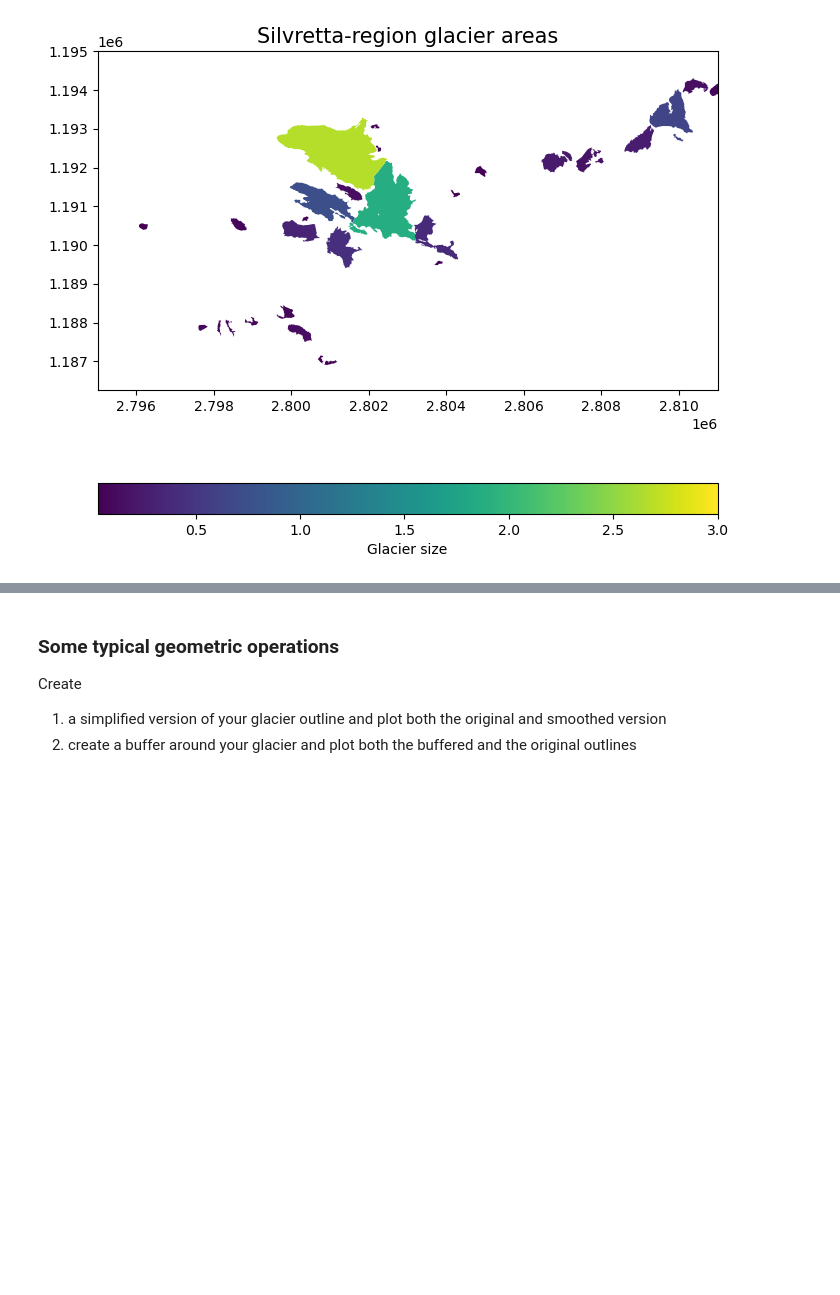
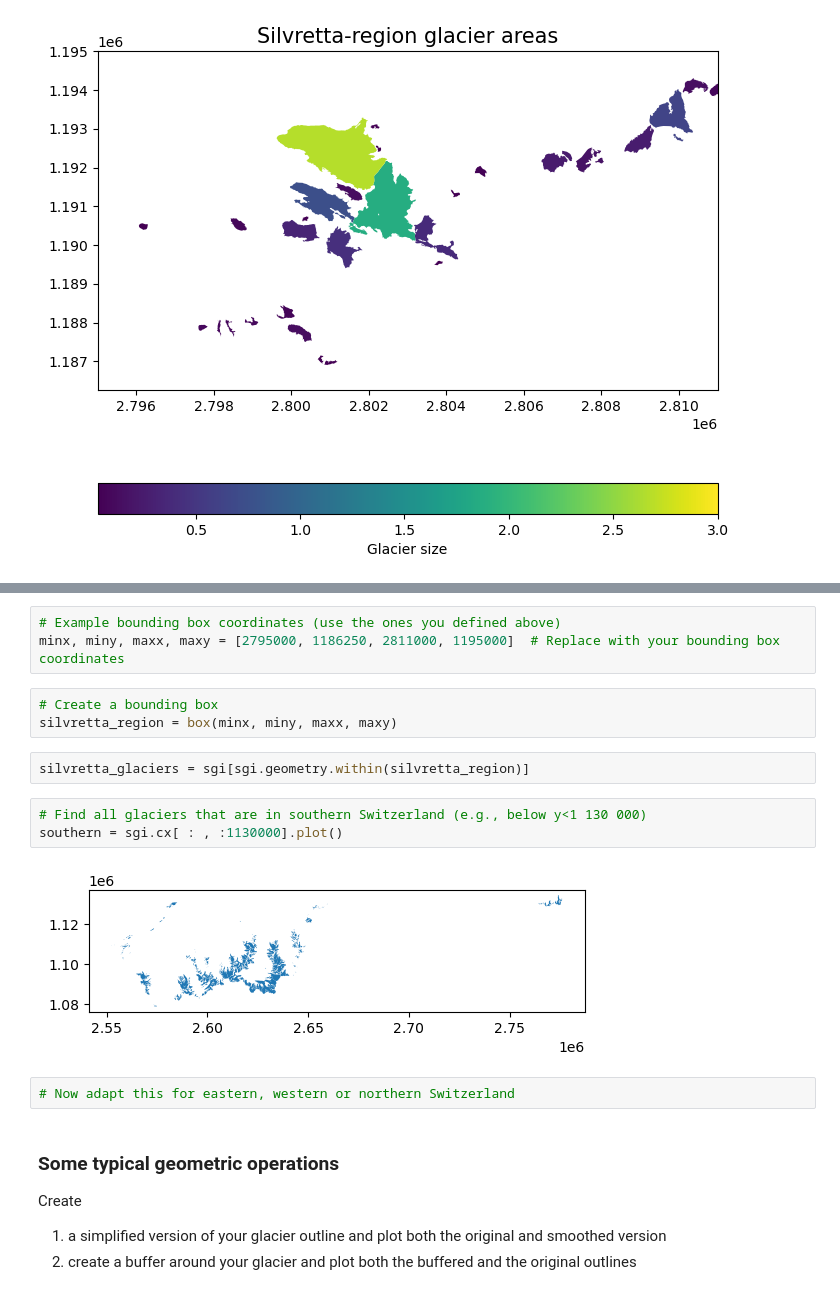
Before and after one commit to mauro3/CORDS, a Jupyter notebook: Workshop-Geodata-Processing/Working-with-vector-data.ipynb, the cells around one changed output, grey strips where cells are left out. Saved outputs shown, nothing was run; the diff lists cells and outputs as text; blank space fills up the shorter version.

Commit message:
add spatial indexing and bounding box

```diff
--- a/Workshop-Geodata-Processing/Working-with-vector-data.ipynb
+++ b/Workshop-Geodata-Processing/Working-with-vector-data.ipynb
@@ -121,3 +165,18 @@ Text(0.5, 1.0, 'Silvretta-region glacier areas')
+# %%
+# Example bounding box coordinates (use the ones you defined above)
+minx, miny, maxx, maxy = [2795000, 1186250, 2811000, 1195000]  # Replace with your bounding box coordinates
+# %%
+# Create a bounding box
+silvretta_region = box(minx, miny, maxx, maxy)
+# %%
+silvretta_glaciers = sgi[sgi.geometry.within(silvretta_region)]
+# %%
+# Find all glaciers that are in southern Switzerland (e.g., below y<1 130 000)
+southern = sgi.cx[ : , :1130000].plot()
+# %% [output]
+[figure, added]
+# %%
+# Now adapt this for eastern, western or northern Switzerland
 # %% [markdown]
 ### Some typical geometric operations
 
```
Also changed, not shown: parts of 17 cells of this notebook.
